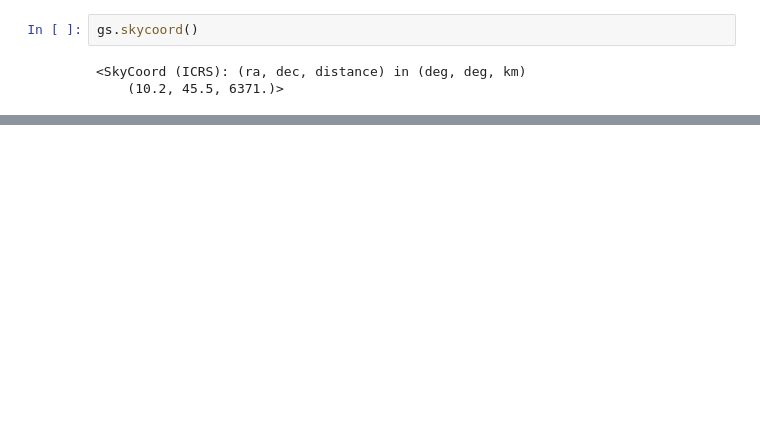
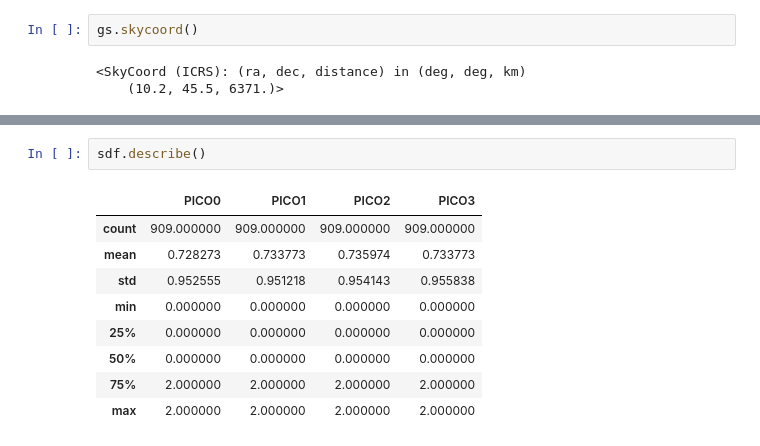
Before and after one commit to gpapromeo/python, a Jupyter notebook: astro_environment2.ipynb, the cells around one changed output, grey strips where cells are left out. Drawn from its saved outputs; the diff is of its cells as text; blank space fills up the shorter version.

```diff
--- a/astro_environment2.ipynb
+++ b/astro_environment2.ipynb
@@ -138,0 +244,12 @@ gs.lon
+# %%
+sdf.describe()
+# %% [output]
+|  | PICO0 | PICO1 | PICO2 | PICO3 |
+| count | 909.000000 | 909.000000 | 909.000000 | 909.000000 |
+| mean | 0.728273 | 0.733773 | 0.735974 | 0.733773 |
+| std | 0.952555 | 0.951218 | 0.954143 | 0.955838 |
+| min | 0.000000 | 0.000000 | 0.000000 | 0.000000 |
+| 25% | 0.000000 | 0.000000 | 0.000000 | 0.000000 |
+| 50% | 0.000000 | 0.000000 | 0.000000 | 0.000000 |
+| 75% | 2.000000 | 2.000000 | 2.000000 | 2.000000 |
+| max | 2.000000 | 2.000000 | 2.000000 | 2.000000 |
```
Also changed, not shown: parts of 11 cells of this notebook, 2 other files.
